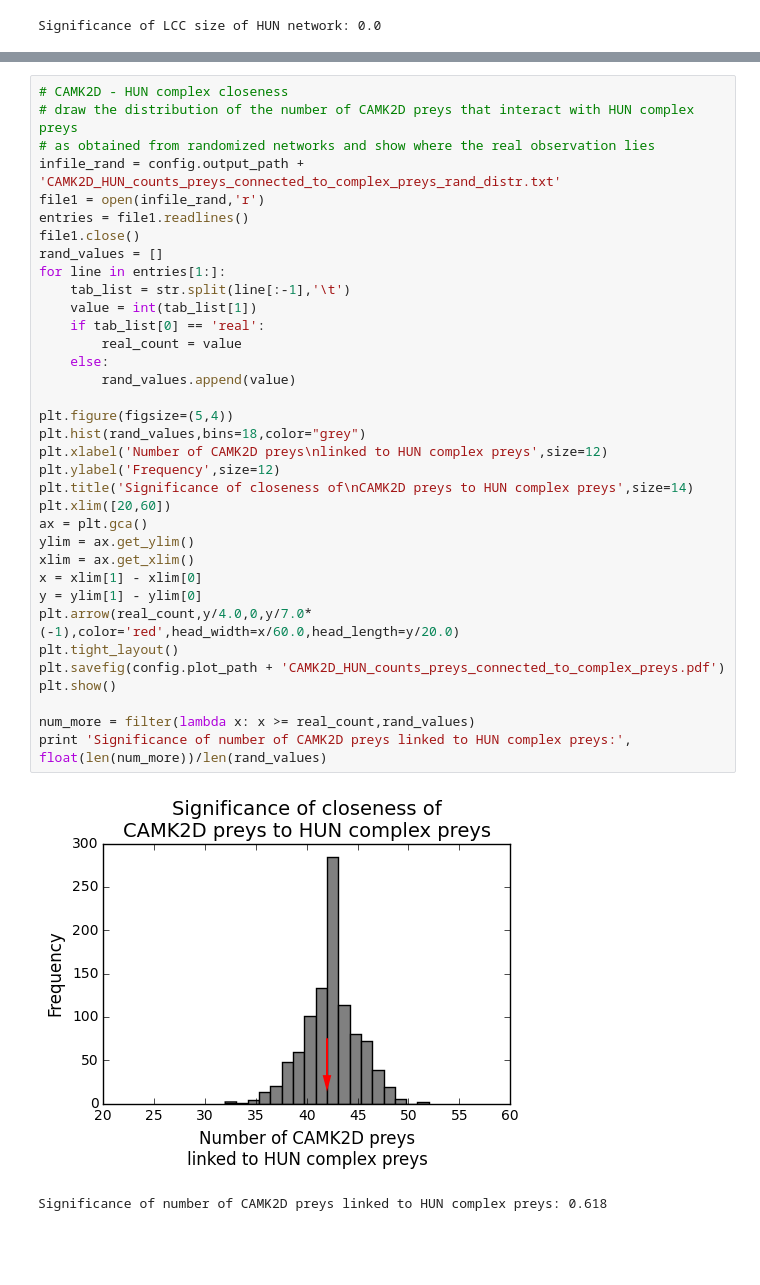
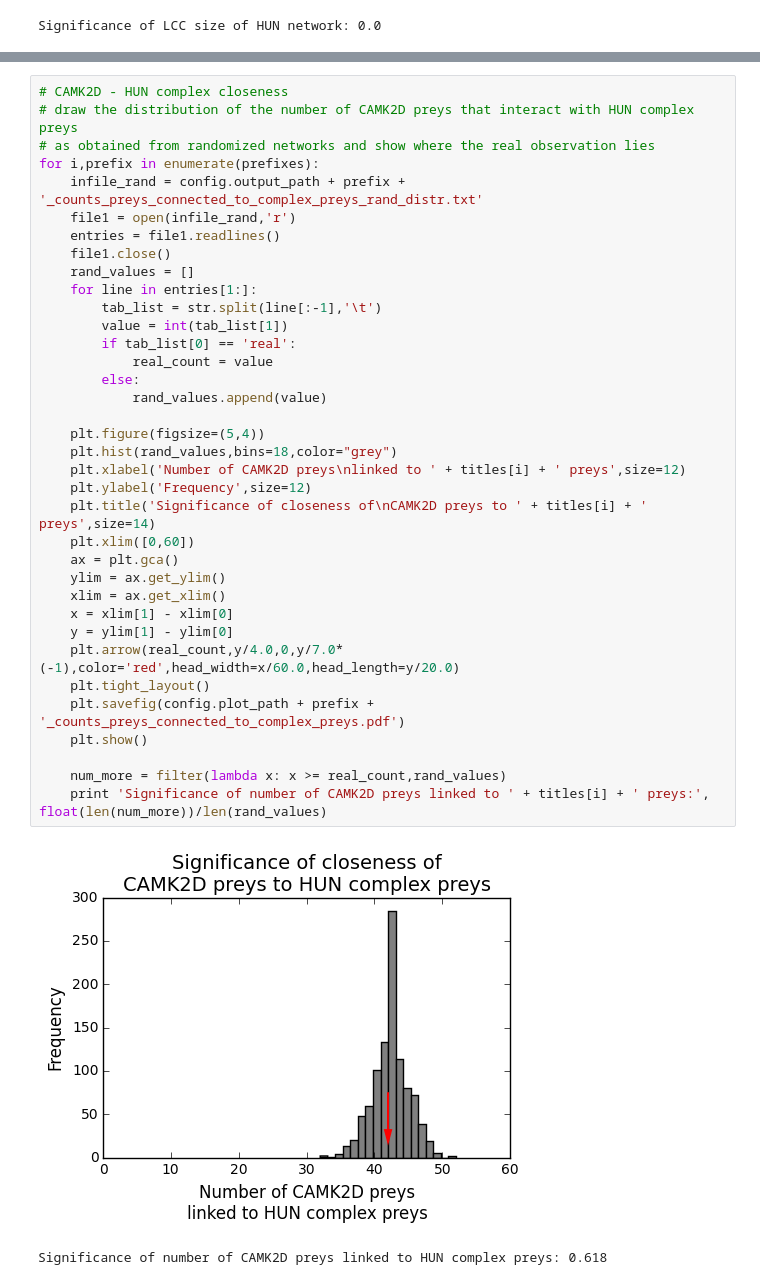
Before and after one commit to CCSB-DFCI/UBE3A_HUN_paper_pub, a Jupyter notebook: scripts/UBE3A_HUN_paper_plots.ipynb, the cells around one changed output, grey strips where cells are left out. Saved outputs shown, nothing was run; the diff lists cells and outputs as text; blank space fills up the shorter version.

```diff
--- a/scripts/UBE3A_HUN_paper_plots.ipynb
+++ b/scripts/UBE3A_HUN_paper_plots.ipynb
@@ -170,38 +177,39 @@ Significance of number of CAMK2D preys linked to HUN core complex members: 0.006
 # %%
 # CAMK2D - HUN complex closeness
 # draw the distribution of the number of CAMK2D preys that interact with HUN complex preys
 # as obtained from randomized networks and show where the real observation lies
-infile_rand = config.output_path + 'CAMK2D_HUN_counts_preys_connected_to_complex_preys_rand_distr.txt'
-file1 = open(infile_rand,'r')
-entries = file1.readlines()
-file1.close()
-rand_values = []
-for line in entries[1:]:
-    tab_list = str.split(line[:-1],'\t')
-    value = int(tab_list[1])
-    if tab_list[0] == 'real':
-        real_count = value
-    else:
-        rand_values.append(value)
+for i,prefix in enumerate(prefixes):
+    infile_rand = config.output_path + prefix + '_counts_preys_connected_to_complex_preys_rand_distr.txt'
+    file1 = open(infile_rand,'r')
+    entries = file1.readlines()
+    file1.close()
+    rand_values = []
+    for line in entries[1:]:
+        tab_list = str.split(line[:-1],'\t')
+        value = int(tab_list[1])
+        if tab_list[0] == 'real':
+            real_count = value
+        else:
+            rand_values.append(value)
 
-plt.figure(figsize=(5,4))
-plt.hist(rand_values,bins=18,color="grey")
-plt.xlabel('Number of CAMK2D preys\nlinked to HUN complex preys',size=12)
-plt.ylabel('Frequency',size=12)
-plt.title('Significance of closeness of\nCAMK2D preys to HUN complex preys',size=14)
-plt.xlim([20,60])
-ax = plt.gca()
-ylim = ax.get_ylim()
-xlim = ax.get_xlim()
-x = xlim[1] - xlim[0]
-y = ylim[1] - ylim[0]
-plt.arrow(real_count,y/4.0,0,y/7.0*(-1),color='red',head_width=x/60.0,head_length=y/20.0)
-plt.tight_layout()
-plt.savefig(config.plot_path + 'CAMK2D_HUN_counts_preys_connected_to_complex_preys.pdf')
-plt.show()
+    plt.figure(figsize=(5,4))
+    plt.hist(rand_values,bins=18,color="grey")
+    plt.xlabel('Number of CAMK2D preys\nlinked to ' + titles[i] + ' preys',size=12)
+    plt.ylabel('Frequency',size=12)
+    plt.title('Significance of closeness of\nCAMK2D preys to ' + titles[i] + ' preys',size=14)
+    plt.xlim([0,60])
+    ax = plt.gca()
+    ylim = ax.get_ylim()
+    xlim = ax.get_xlim()
+    x = xlim[1] - xlim[0]
+    y = ylim[1] - ylim[0]
+    plt.arrow(real_count,y/4.0,0,y/7.0*(-1),color='red',head_width=x/60.0,head_length=y/20.0)
+    plt.tight_layout()
+    plt.savefig(config.plot_path + prefix + '_counts_preys_connected_to_complex_preys.pdf')
+    plt.show()
 
-num_more = filter(lambda x: x >= real_count,rand_values)
-print 'Significance of number of CAMK2D preys linked to HUN complex preys:', float(len(num_more))/len(rand_values)
+    num_more = filter(lambda x: x >= real_count,rand_values)
+    print 'Significance of number of CAMK2D preys linked to ' + titles[i] + ' preys:', float(len(num_more))/len(rand_values)
 # %% [output]
-[figure, old version]
+[figure, new version]
 Significance of number of CAMK2D preys linked to HUN complex preys: 0.618
```
Also changed, not shown: parts of 4 cells of this notebook, 4 other files.
